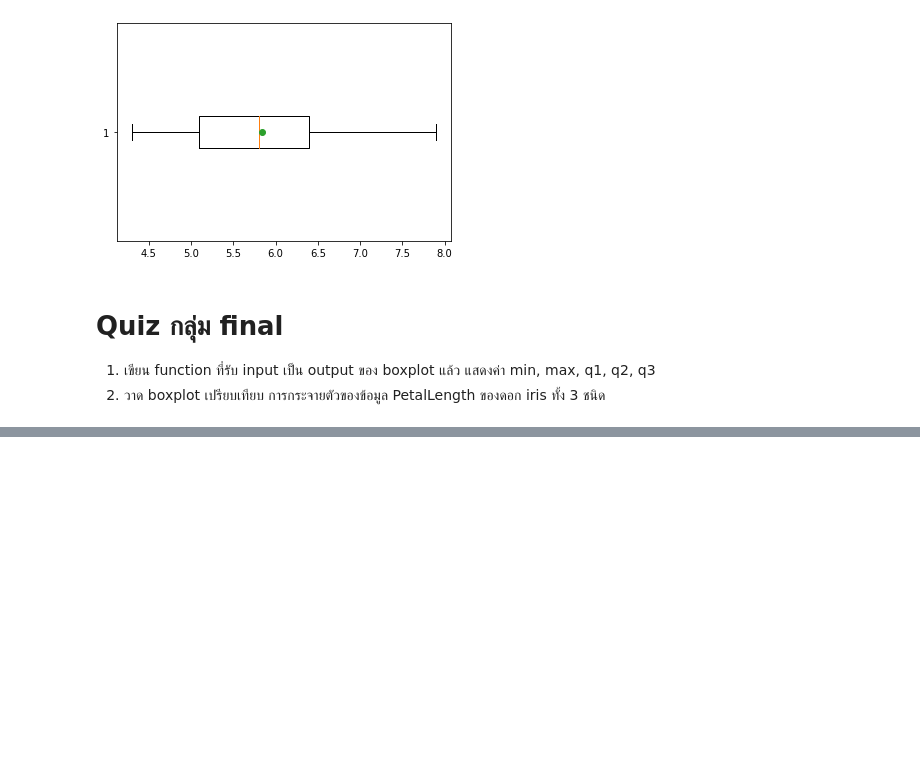
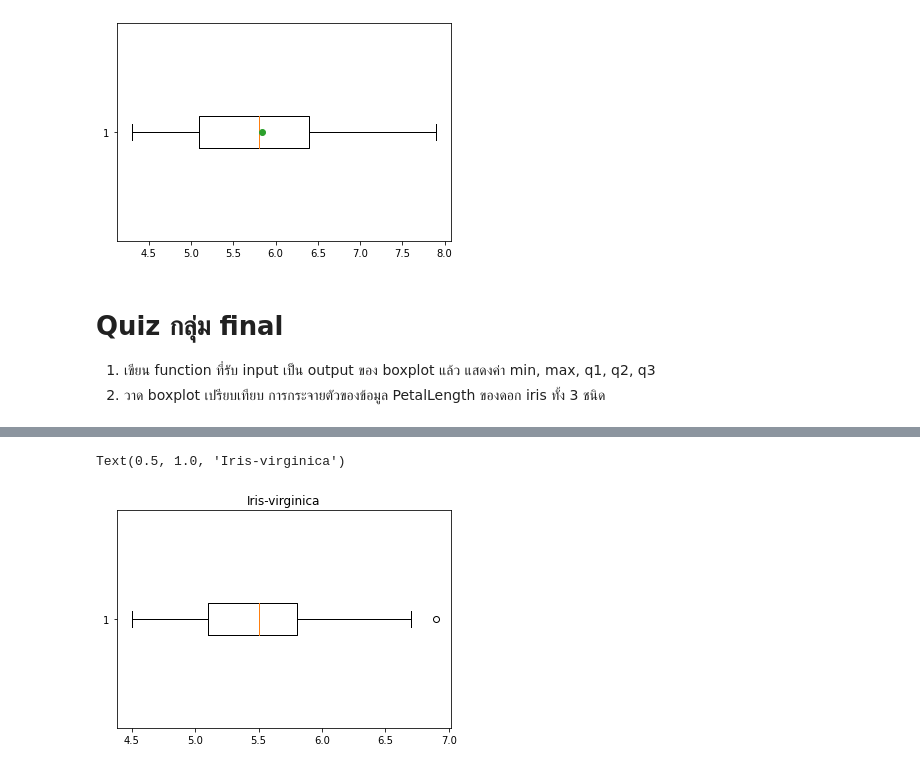
Before and after one commit to Athitiya00/data_viz_2022, a Jupyter notebook: DataViz02_Data_Distribution.ipynb, the cells around one changed output, grey strips where cells are left out. Cells and saved outputs as stored; diff of their text form; code cells hidden in the pictures; blank space fills up the shorter version.

```diff
--- a/DataViz02_Data_Distribution.ipynb
+++ b/DataViz02_Data_Distribution.ipynb
@@ -320,0 +324,6 @@ x=plt.boxplot(df['SepalLength'])
+# %%
+verginiga = plt.boxplot(df['PetalLength'][101:],vert=False)  #verginiga
+plt.title('Iris-virginica') #สร้างชื่อกราฟ เป็น Iris-virginica
+# %% [output]
+Text(0.5, 1.0, 'Iris-virginica')
+[figure, added]
```
Also changed, not shown: parts of 9 cells of this notebook.
